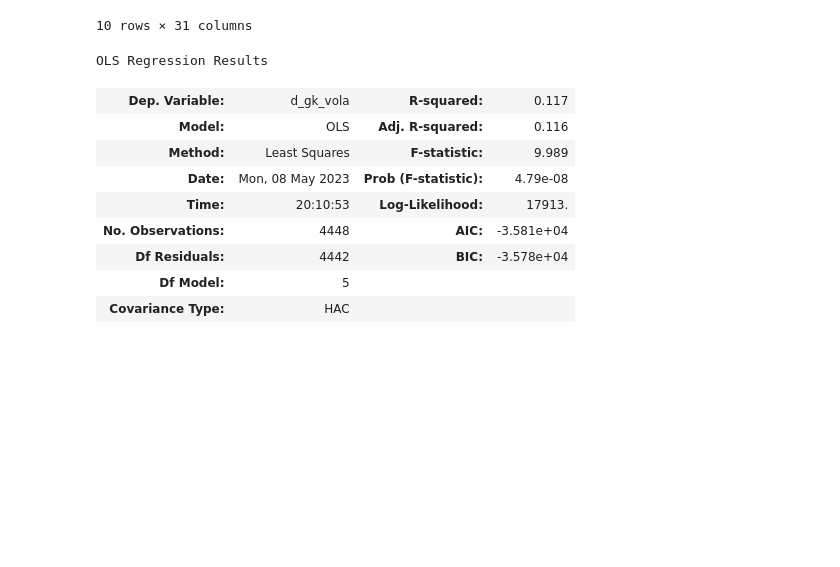
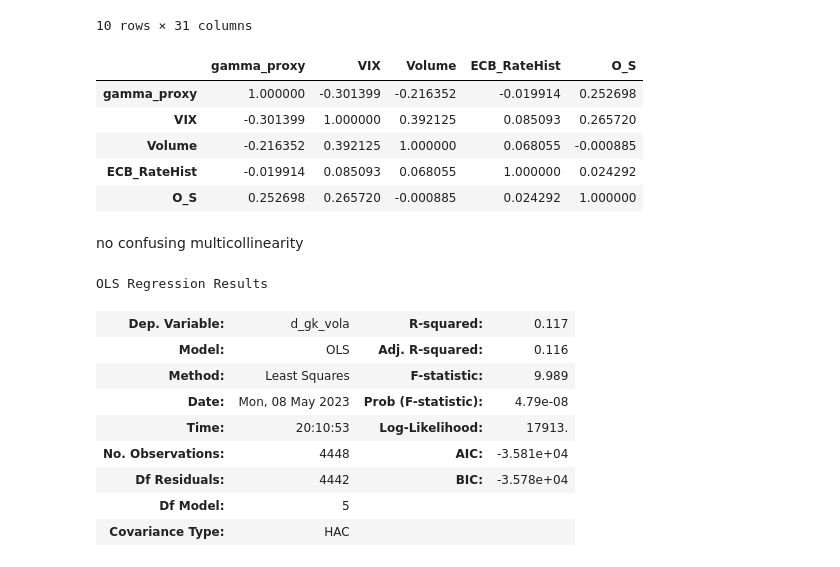
Before and after one commit to balint41/Thesis, a Jupyter notebook: demonstration.ipynb, the cells around one changed output. Cells and saved outputs as stored; diff of their text form; code cells hidden in the pictures; blank space fills up the shorter version.

```diff
--- a/demonstration.ipynb
+++ b/demonstration.ipynb
@@ -898,6 +898,17 @@ DAX.head(10)
 10 rows × 31 columns
 # %%
 DAX = DAX.rename(columns={'O/S': 'O_S'})
+# %%
+DAX[['gamma_proxy', 'VIX', 'Volume', 'ECB_RateHist', 'O_S']].corr()
+# %% [output]
+|  | gamma_proxy | VIX | Volume | ECB_RateHist | O_S |
+| gamma_proxy | 1.000000 | -0.301399 | -0.216352 | -0.019914 | 0.252698 |
+| VIX | -0.301399 | 1.000000 | 0.392125 | 0.085093 | 0.265720 |
+| Volume | -0.216352 | 0.392125 | 1.000000 | 0.068055 | -0.000885 |
+| ECB_RateHist | -0.019914 | 0.085093 | 0.068055 | 1.000000 | 0.024292 |
+| O_S | 0.252698 | 0.265720 | -0.000885 | 0.024292 | 1.000000 |
+# %% [markdown]
+no confusing multicollinearity
 # %%
 reg10=(smf.ols("d_gk_vola ~ gamma_proxy + EU_ESI + ECB_RateHist + VIX + Volume", data=DAX).fit().get_robustcov_results(cov_type="HAC",maxlags=32))
 reg10.summary()
```
